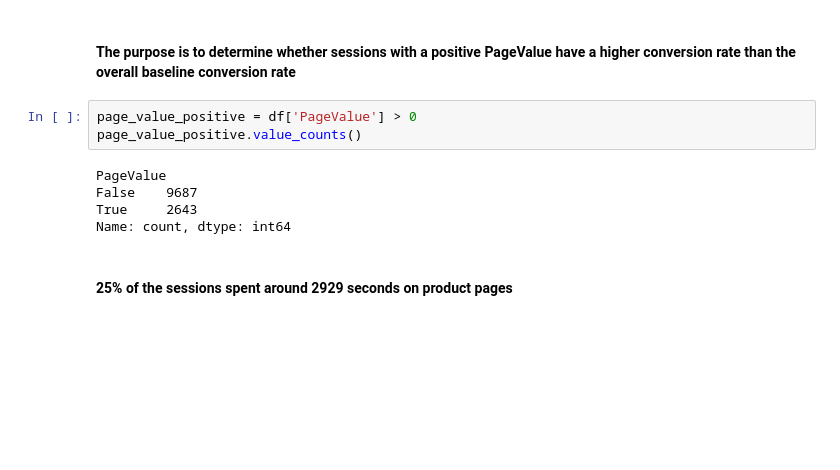
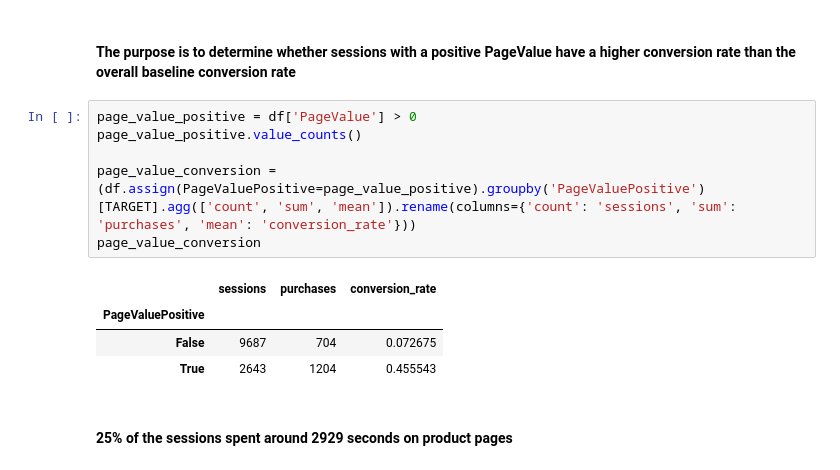
Before and after one commit to fchityan/Online_Shopping_Purchase_Intent_ML, a Jupyter notebook: eda.ipynb, the cells around one changed output. Saved outputs shown, nothing was run; the diff lists cells and outputs as text; blank space fills up the shorter version.

```diff
--- a/eda.ipynb
+++ b/eda.ipynb
@@ -207,11 +203,14 @@ plt.show()
 # %%
 page_value_positive = df['PageValue'] > 0
 page_value_positive.value_counts()
+
+page_value_conversion = (df.assign(PageValuePositive=page_value_positive).groupby('PageValuePositive')[TARGET].agg(['count', 'sum', 'mean']).rename(columns={'count': 'sessions', 'sum': 'purchases', 'mean': 'conversion_rate'}))
+page_value_conversion
 # %% [output]
-PageValue
-False    9687
-True     2643
-Name: count, dtype: int64
+|  | sessions | purchases | conversion_rate |
+| PageValuePositive |  |  |  |
+| False | 9687 | 704 | 0.072675 |
+| True | 2643 | 1204 | 0.455543 |
 # %% [markdown]
 #### 25% of the sessions spent around 2929 seconds on product pages
 # %%
```
Also changed, not shown: parts of 17 cells of this notebook.
